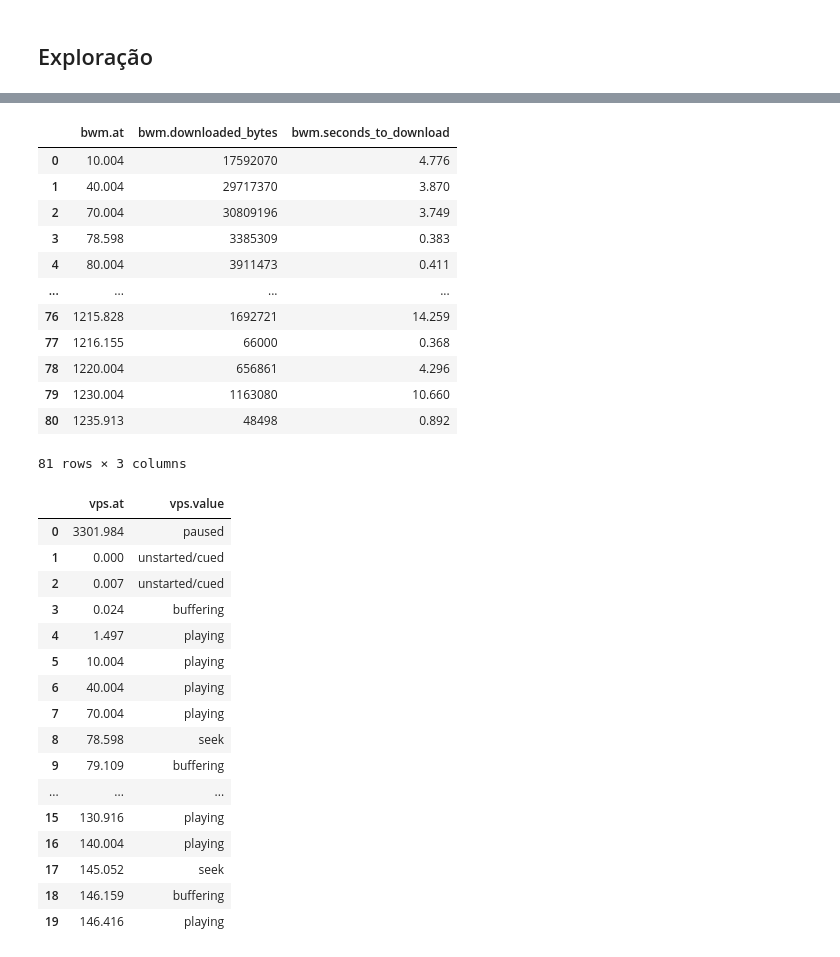
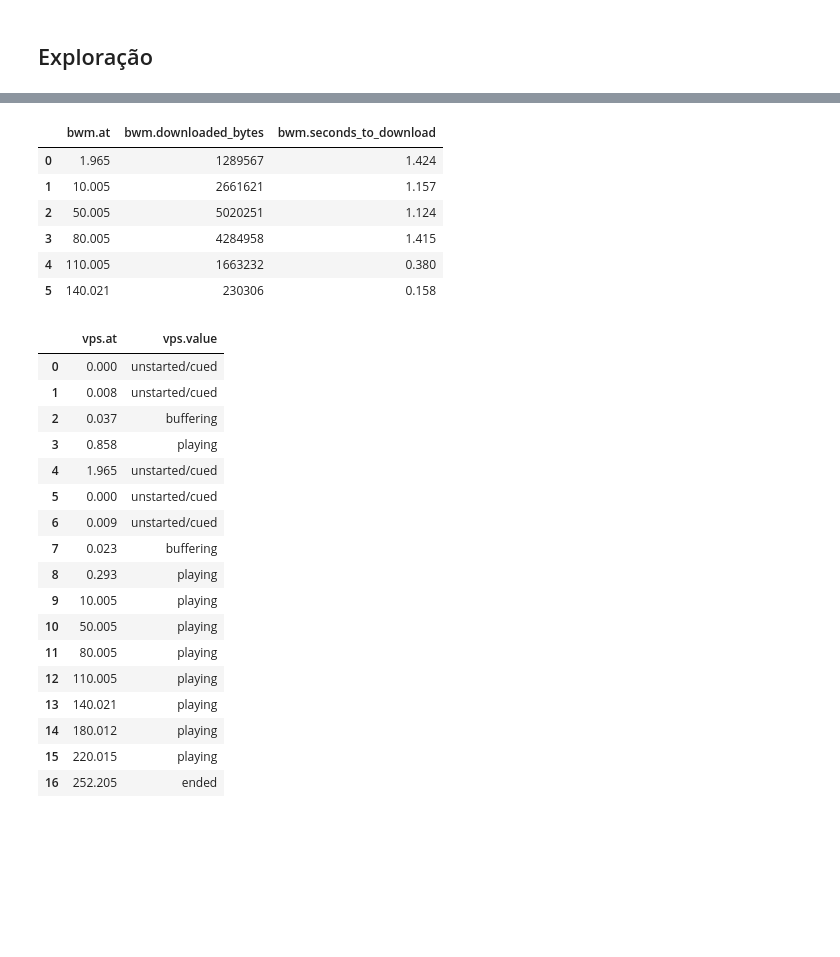
Before and after one commit to intrig-unicamp/hackathon5G, a Jupyter notebook: datasets/youtube-qoe.ipynb, the cells around one changed output, grey strips where cells are left out. Saved outputs shown, nothing was run; the diff lists cells and outputs as text; code cells hidden in the pictures; blank space fills up the shorter version.

```diff
--- a/datasets/youtube-qoe.ipynb
+++ b/datasets/youtube-qoe.ipynb
@@ -106,11 +132,10 @@ packet.http2.headers_path
 # %%
 def extract_youtube_qoe_urls_from_pcap(pcap):
-    data = []
-    for each in pcap:
-        data.append(each.http2.headers_path)
-    return data
+    return [each.http2.headers_path for each in pcap]
 # %%
-api_stats_qoe = extract_youtube_qoe_urls_from_pcap(pcap)
-len(api_stats_qoe)
+api_stats_qoe_pcap = []
+api_stats_qoe_pcap += extract_youtube_qoe_urls_from_pcap(pcap1)
+#api_stats_qoe_pcap += extract_youtube_qoe_urls_from_pcap(pcap2)
+len(api_stats_qoe_pcap)
 # %% [output]
 12
@@ -272,4 +273,4 @@ def extract_youtube_qoe_metrics_from_urls(urls):
 # %%
-api_stats_qoe = extract_youtube_qoe_metrics_from_urls(api_stats_qoe)
-len(api_stats_qoe)
+t_api_stats_qoe_pcap = extract_youtube_qoe_metrics_from_urls(api_stats_qoe_pcap)
+len(t_api_stats_qoe_pcap)
 # %% [output]
@@ -324,7 +327,9 @@ Colunas ainda não identificadas:
 # %% [markdown]
 ## Exploração
 # %%
-for i in api_stats_qoe:
+print('video ID', 'client playback nonce', '`view` values', sep='\t')
+print('---\t\t---\t\t\t---')
+for i in t_api_stats_qoe_pcap:
     f = 'view'
-    if f in  i: print(i[f])
+    if f in  i: print(i['docid'], i['cpn'], i[f], sep='\t')
 # %% [output]
@@ -372,44 +367,39 @@ qoe_df
 # %%
 n = 'bwm'
-k = [ { n: i } for i in sum([ i.get(n, []) for i in api_stats_qoe ], []) ]
+k = [ { n: i } for i in sum([ i.get(n, []) for i in t_api_stats_qoe_pcap ], []) ]
 bwm_df = pd.json_normalize(k)
 bwm_df
 # %% [output]
 |  | bwm.at | bwm.downloaded_bytes | bwm.seconds_to_download |
-| 0 | 10.004 | 17592070 | 4.776 |
-| 1 | 40.004 | 29717370 | 3.870 |
-| 2 | 70.004 | 30809196 | 3.749 |
-| 3 | 78.598 | 3385309 | 0.383 |
-| 4 | 80.004 | 3911473 | 0.411 |
-| ... | ... | ... | ... |
-| 76 | 1215.828 | 1692721 | 14.259 |
-| 77 | 1216.155 | 66000 | 0.368 |
-| 78 | 1220.004 | 656861 | 4.296 |
-| 79 | 1230.004 | 1163080 | 10.660 |
-| 80 | 1235.913 | 48498 | 0.892 |
+| 0 | 1.965 | 1289567 | 1.424 |
+| 1 | 10.005 | 2661621 | 1.157 |
+| 2 | 50.005 | 5020251 | 1.124 |
+| 3 | 80.005 | 4284958 | 1.415 |
+| 4 | 110.005 | 1663232 | 0.380 |
+| 5 | 140.021 | 230306 | 0.158 |
-81 rows × 3 columns
 # %%
 n = 'vps'
-k = [ { n: i } for i in sum([ i.get(n, []) for i in api_stats_qoe ], []) ]
+k = [ { n: i } for i in sum([ i.get(n, []) for i in t_api_stats_qoe_pcap ], []) ]
 vps_df = pd.json_normalize(k)
 vps_df[:20]
 # %% [output]
 |  | vps.at | vps.value |
-| 0 | 3301.984 | paused |
-| 1 | 0.000 | unstarted/cued |
-| 2 | 0.007 | unstarted/cued |
-| 3 | 0.024 | buffering |
-| 4 | 1.497 | playing |
-| 5 | 10.004 | playing |
-| 6 | 40.004 | playing |
-| 7 | 70.004 | playing |
-| 8 | 78.598 | seek |
-| 9 | 79.109 | buffering |
-| ... | ... | ... |
-| 15 | 130.916 | playing |
-| 16 | 140.004 | playing |
-| 17 | 145.052 | seek |
-| 18 | 146.159 | buffering |
-| 19 | 146.416 | playing |
+| 0 | 0.000 | unstarted/cued |
+| 1 | 0.008 | unstarted/cued |
+| 2 | 0.037 | buffering |
+| 3 | 0.858 | playing |
+| 4 | 1.965 | unstarted/cued |
+| 5 | 0.000 | unstarted/cued |
+| 6 | 0.009 | unstarted/cued |
+| 7 | 0.023 | buffering |
+| 8 | 0.293 | playing |
+| 9 | 10.005 | playing |
+| 10 | 50.005 | playing |
+| 11 | 80.005 | playing |
+| 12 | 110.005 | playing |
+| 13 | 140.021 | playing |
+| 14 | 180.012 | playing |
+| 15 | 220.015 | playing |
+| 16 | 252.205 | ended |
 # %%
 n = 'cmt'
```
Also changed, not shown: parts of 56 cells of this notebook, 3 other files.
